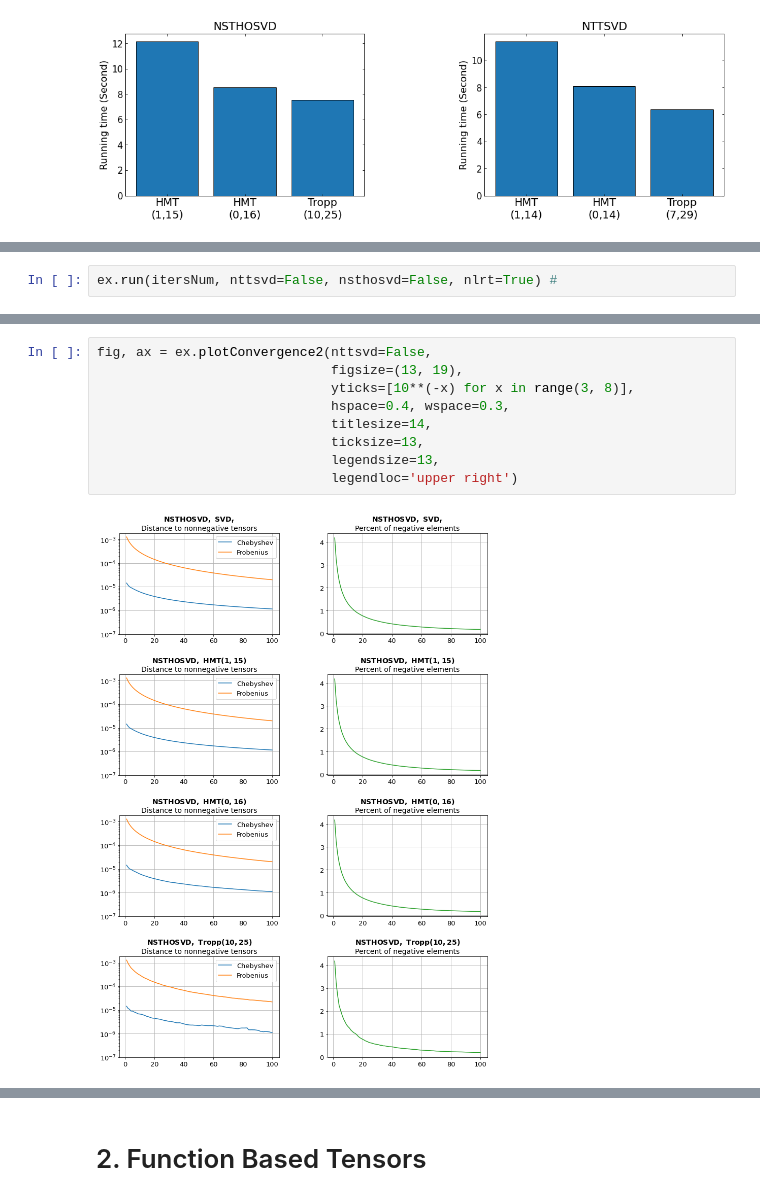
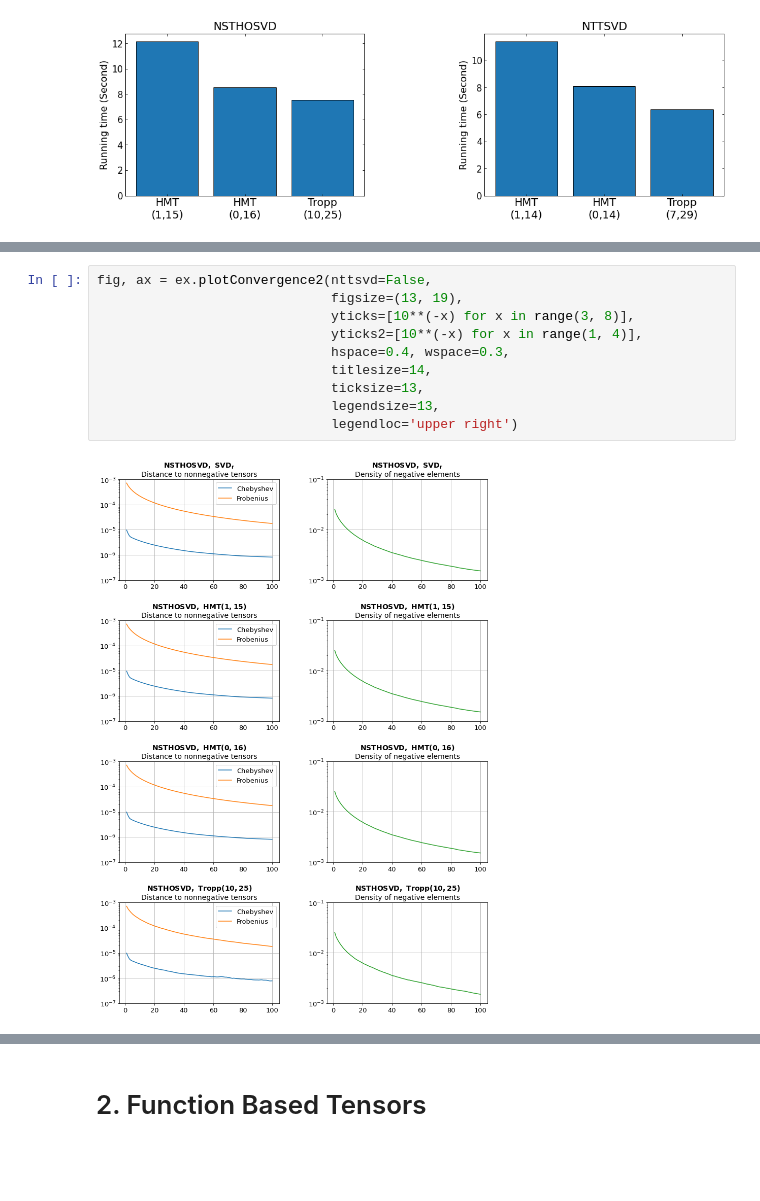
Before and after one commit to azamat11235/NLRTA, a Jupyter notebook: tensor_case.ipynb, the cells around one changed output, grey strips where cells are left out. Drawn from its saved outputs; the diff is of its cells as text; blank space fills up the shorter version.

```diff
--- a/tensor_case.ipynb
+++ b/tensor_case.ipynb
@@ -194,3 +195 @@ SVD$_r$                  | 164.36 s.
 ------------------------------------
-# %%
-ex.run(itersNum, nttsvd=False, nsthosvd=False, nlrt=True) #
@@ -213,11 +208,12 @@ fig, ax = ex.plotConvergence2(nsthosvd=False,
 # %%
 fig, ax = ex.plotConvergence2(nttsvd=False,
                               figsize=(13, 19),
                               yticks=[10**(-x) for x in range(3, 8)],
+                              yticks2=[10**(-x) for x in range(1, 4)],
                               hspace=0.4, wspace=0.3,
                               titlesize=14,
                               ticksize=13,
                               legendsize=13,
                               legendloc='upper right')
 # %% [output]
-[figure, old version]
+[figure, new version]
```
Also changed, not shown: parts of 39 cells of this notebook, 2 other files.
